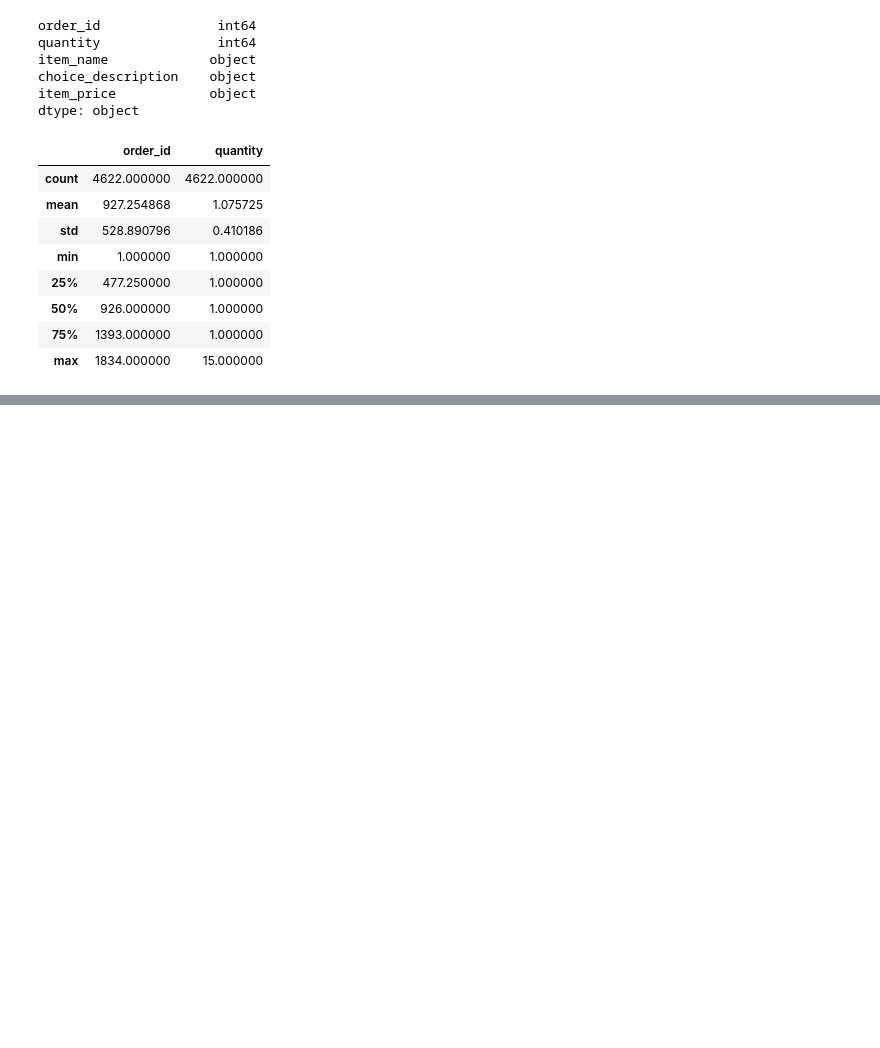
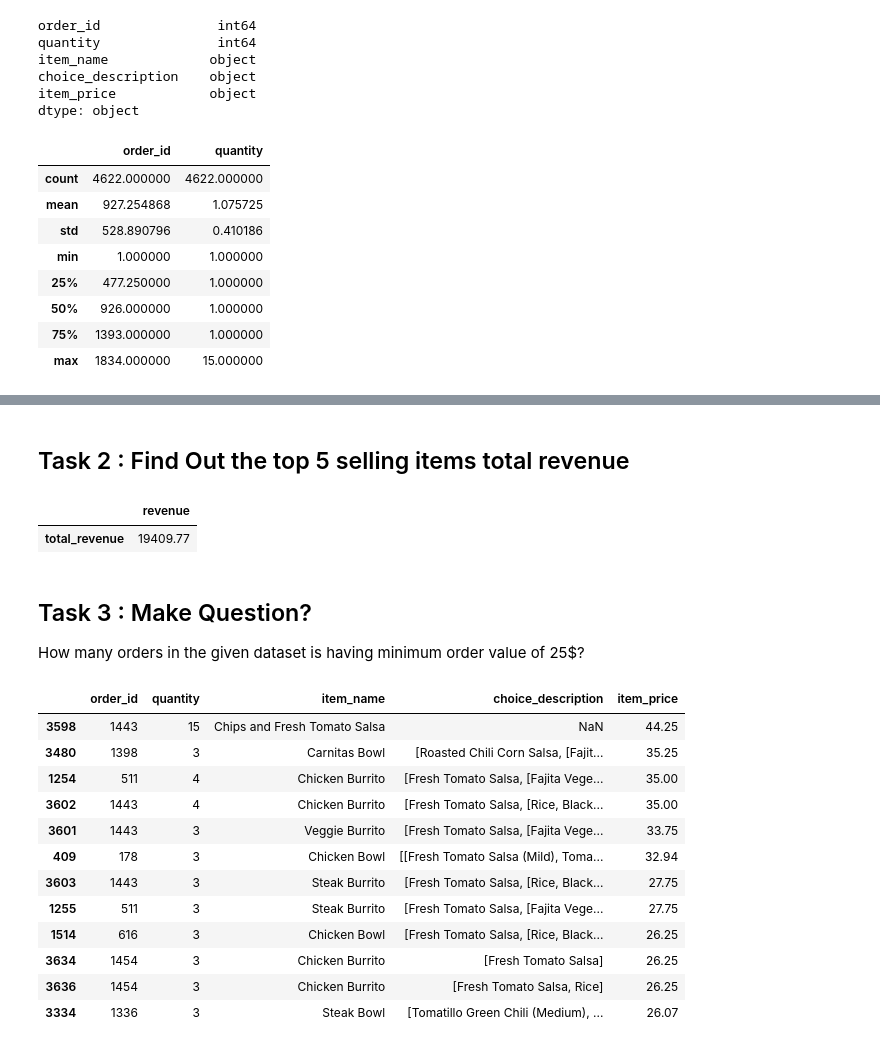
Before and after one commit to raghav2594/python_fundamentals, a Jupyter notebook: jupyter_notebook/04_Pandas_Library/Pandas_Crash_Course.ipynb, the cells around one changed output, grey strips where cells are left out. Drawn from its saved outputs; the diff is of its cells as text; code cells hidden in the pictures; blank space fills up the shorter version.

```diff
--- a/jupyter_notebook/04_Pandas_Library/Pandas_Crash_Course.ipynb
+++ b/jupyter_notebook/04_Pandas_Library/Pandas_Crash_Course.ipynb
@@ -112,0 +251,2 @@ order_details.describe(include='all')
+# %%
+order_details["item_price"] = order_details["item_price"].str.replace("$","").astype(float)
@@ -112,0 +314,32 @@ order_details.describe(include='all')
+# %% [markdown]
+## Task 2 : Find Out the top 5 selling items  total revenue
+# %%
+top5 = order_details.groupby("item_name", as_index=False).agg(
+    quantity = ("quantity", "sum"),
+    revenue = ("item_price", "sum")
+).sort_values('quantity', ascending=False).head(5)
+top5.agg(
+    total_revenue = ("revenue","sum")
+)
+# %% [output]
+|  | revenue |
+| total_revenue | 19409.77 |
+# %% [markdown]
+## Task 3 : Make Question?
+How many orders in the given dataset is having minimum order value of 25$?
+# %%
+order_details[order_details["item_price"] > 25].sort_values("item_price", ascending=False)
+# %% [output]
+|  | order_id | quantity | item_name | choice_description | item_price |
+| 3598 | 1443 | 15 | Chips and Fresh Tomato Salsa | NaN | 44.25 |
+| 3480 | 1398 | 3 | Carnitas Bowl | [Roasted Chili Corn Salsa, [Fajit... | 35.25 |
+| 1254 | 511 | 4 | Chicken Burrito | [Fresh Tomato Salsa, [Fajita Vege... | 35.00 |
+| 3602 | 1443 | 4 | Chicken Burrito | [Fresh Tomato Salsa, [Rice, Black... | 35.00 |
+| 3601 | 1443 | 3 | Veggie Burrito | [Fresh Tomato Salsa, [Fajita Vege... | 33.75 |
+| 409 | 178 | 3 | Chicken Bowl | [[Fresh Tomato Salsa (Mild), Toma... | 32.94 |
+| 3603 | 1443 | 3 | Steak Burrito | [Fresh Tomato Salsa, [Rice, Black... | 27.75 |
+| 1255 | 511 | 3 | Steak Burrito | [Fresh Tomato Salsa, [Fajita Vege... | 27.75 |
+| 1514 | 616 | 3 | Chicken Bowl | [Fresh Tomato Salsa, [Rice, Black... | 26.25 |
+| 3634 | 1454 | 3 | Chicken Burrito | [Fresh Tomato Salsa] | 26.25 |
+| 3636 | 1454 | 3 | Chicken Burrito | [Fresh Tomato Salsa, Rice] | 26.25 |
+| 3334 | 1336 | 3 | Steak Bowl | [Tomatillo Green Chili (Medium), ... | 26.07 |
```
Also changed, not shown: parts of 26 cells of this notebook.
